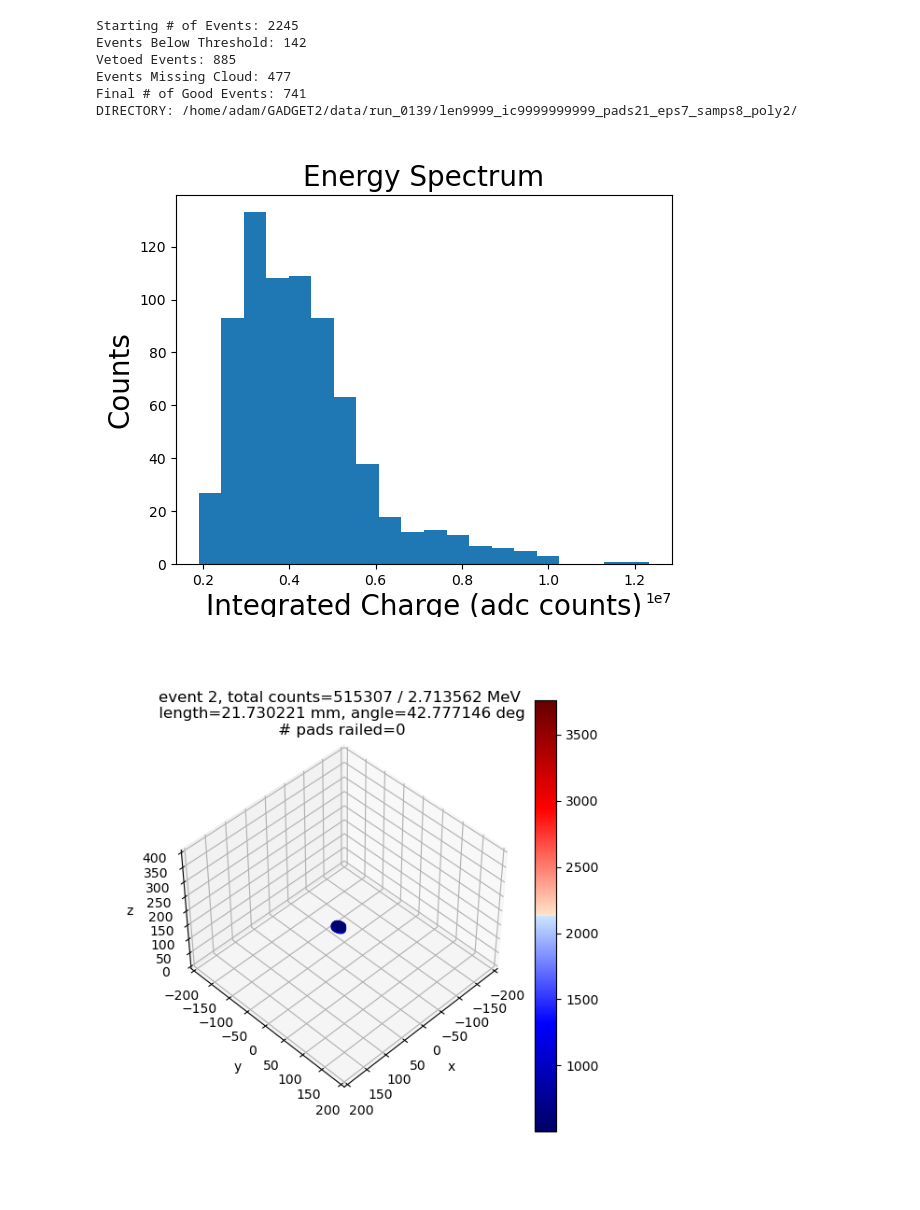
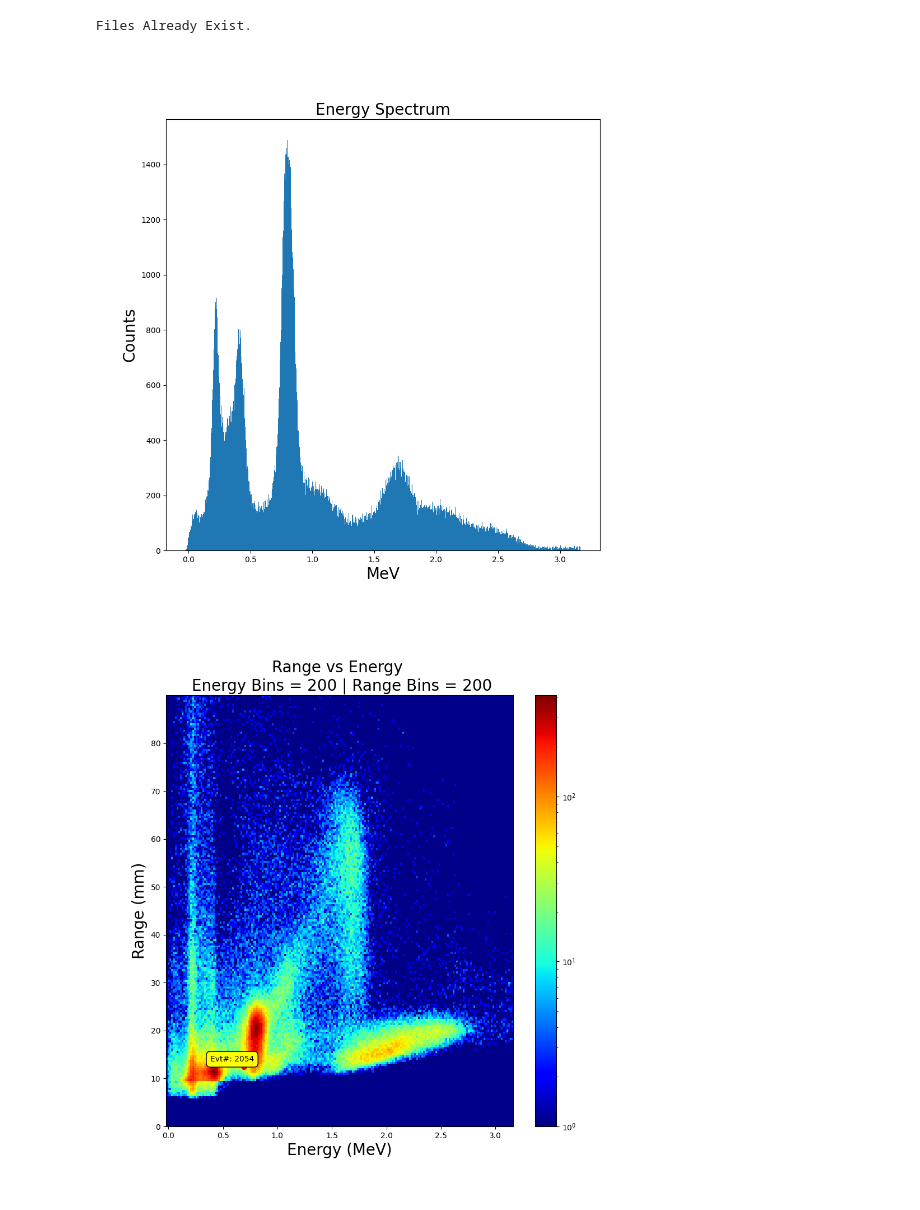
Before and after one commit to Jaros24/GADGET2, a Jupyter notebook: testing.ipynb, the cells around one changed output. Cells and saved outputs as stored; diff of their text form; code cells hidden in the pictures.

```diff
--- a/testing.ipynb
+++ b/testing.ipynb
@@ -13,18 +13,13 @@ importlib.reload(GADGET2)
 # %%
 # SAMPLE WORKFLOW
 plt.close('all')
-GADGET2.generate_files(139, length=9999, ic=9999999999, overwrite=True)
-runh5 = GADGET2.GadgetRunH5(139)
-GADGET2.plot_spectrum(runh5.total_energy)
-
-first_good_event_num = runh5.good_events[0]
-runh5.h5_file.plot_3d_traces(first_good_event_num, threshold=500)
+path = GADGET2.generate_files(273, length=90, ic=600000, pads=5, eps=5, samps=5, poly=2, overwrite=False)
+runh5 = GADGET2.GadgetRunH5(273, folder_path=path)
+GADGET2.plot_spectrum(GADGET2.to_MeV(runh5.total_energy), units="MeV", num_bins=1000)
+example_good_event = runh5.good_events[1000]
+GADGET2.range_vs_energy.show_event(runh5, example_good_event)
+runh5.h5_file.plot_3d_traces(example_good_event, threshold=500)
 # %% [output]
-Starting # of Events: 2245
-Events Below Threshold: 142
-Vetoed Events: 885
-Events Missing Cloud: 477
-Final # of Good Events: 741
-DIRECTORY: /home/adam/GADGET2/data/run_0139/len9999_ic9999999999_pads21_eps7_samps8_poly2/
+Files Already Exist.
-[figure, old version]
+[figure, new version]
-[figure, old version]
+[figure, new version]
```
Also changed, not shown: parts of 1 cell of this notebook, 6 other files.
